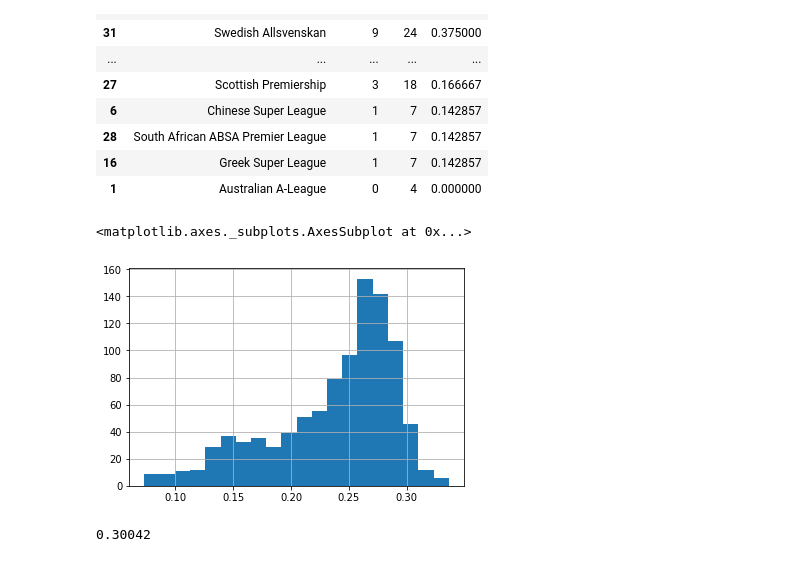
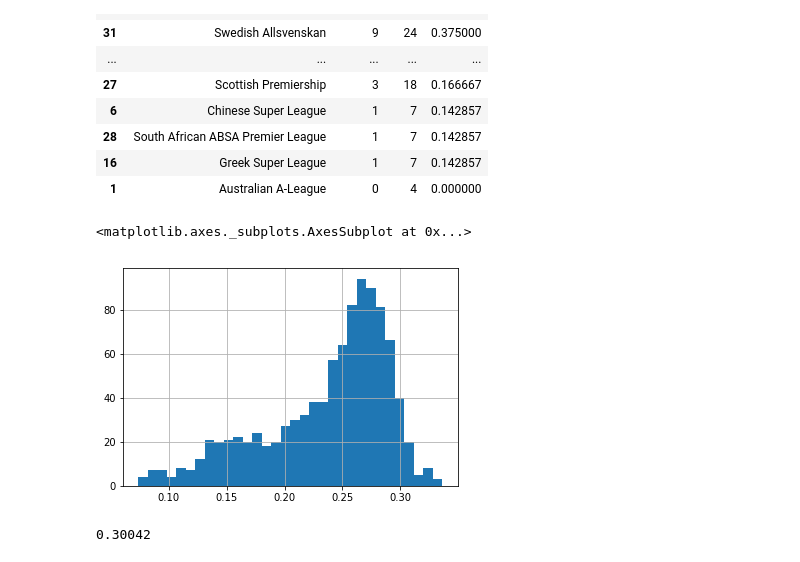
Before and after one commit to greenster3000/fun, a Jupyter notebook: notebooks/five_thirty_eight_draws.ipynb, the cells around one changed output. Drawn from its saved outputs; the diff is of its cells as text; code cells hidden in the pictures.

```diff
--- a/notebooks/five_thirty_eight_draws.ipynb
+++ b/notebooks/five_thirty_eight_draws.ipynb
@@ -163,10 +159,10 @@ df_draw_by_league.sort_values("accuracy", ascending=False)
 # %%
 df_prem = df[df.league == "Barclays Premier League"]
 # %%
-df_prem.probtie.hist(bins=20)
+df_prem.probtie.hist(bins=32)
 # %% [output]
 <matplotlib.axes._subplots.AxesSubplot at 0x...>
-[figure, old version]
+[figure, new version]
 # %%
 df_prem.probtie.quantile(0.95)
 # %% [output]
```
Also changed, not shown: parts of 33 cells of this notebook, 1 other file.
